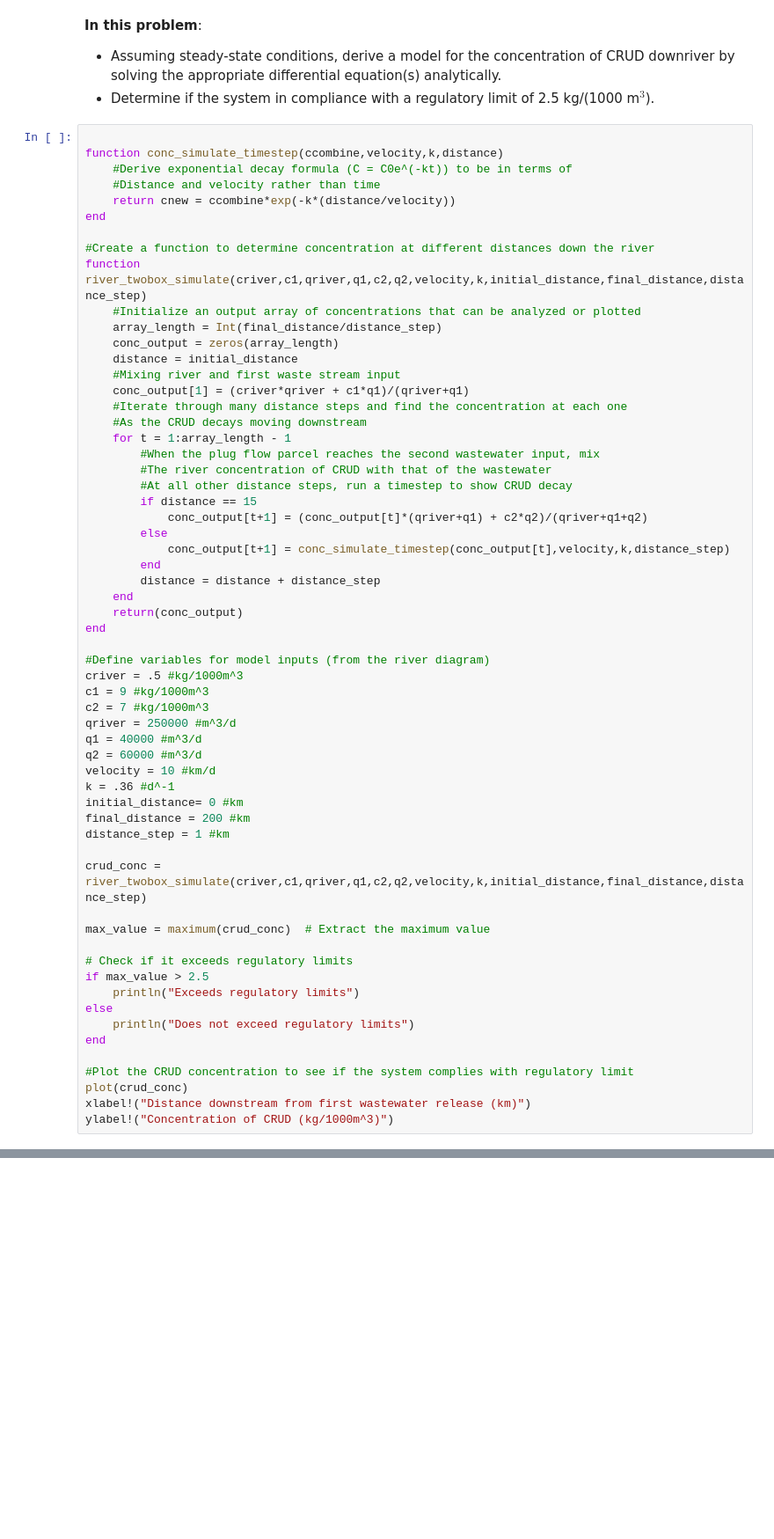
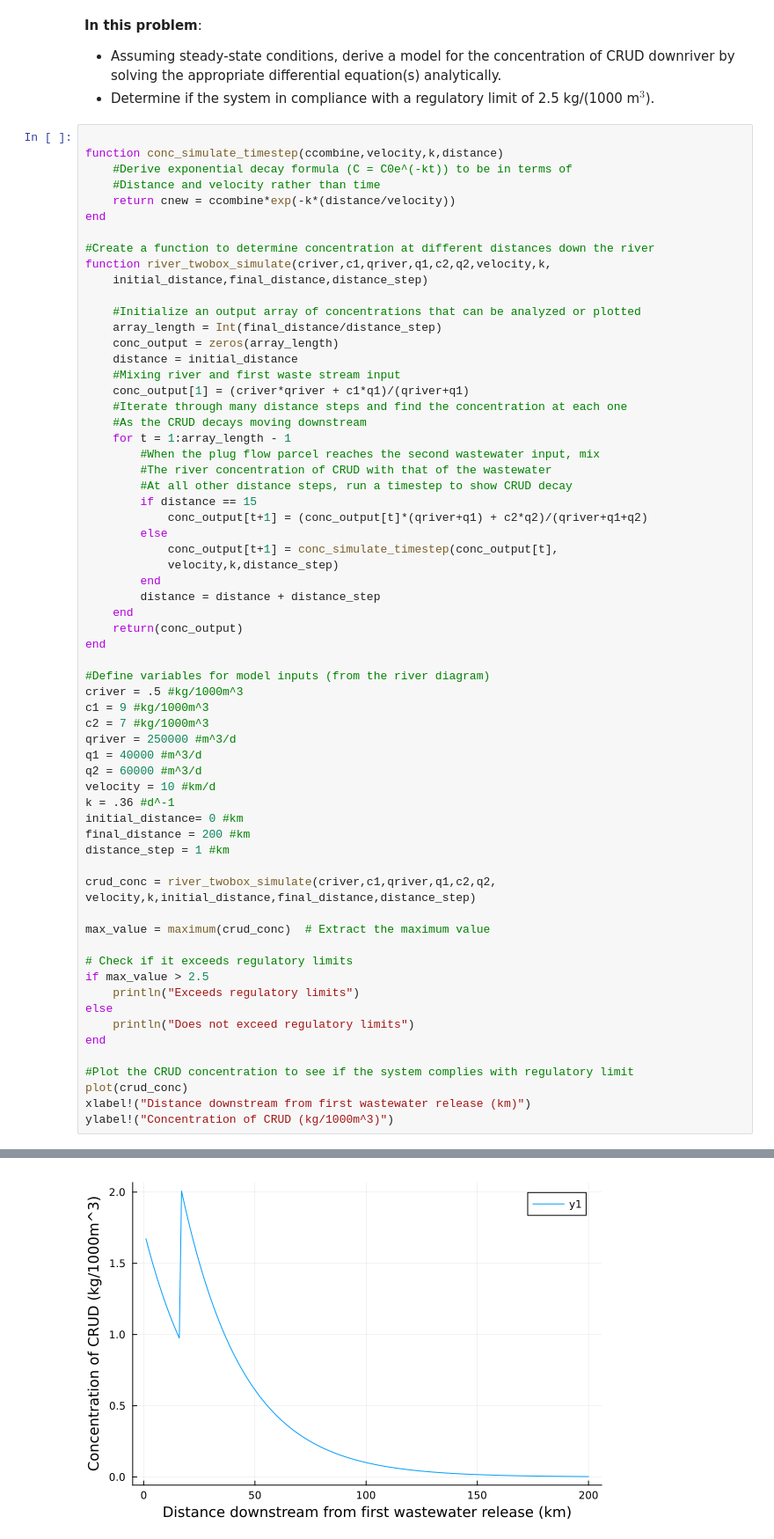
Before and after one commit to BEE4750-FA24/hw2-cw566, a Jupyter notebook: hw02.ipynb, the cells around one changed output, grey strips where cells are left out. Shown at 88% size. Cells and saved outputs as stored; diff of their text form; blank space fills up the shorter version.

```diff
--- a/hw02.ipynb
+++ b/hw02.ipynb
@@ -92,7 +92,9 @@ function conc_simulate_timestep(ccombine,velocity,k,distance)
 end
 
 #Create a function to determine concentration at different distances down the river
-function river_twobox_simulate(criver,c1,qriver,q1,c2,q2,velocity,k,initial_distance,final_distance,distance_step)
+function river_twobox_simulate(criver,c1,qriver,q1,c2,q2,velocity,k,
+    initial_distance,final_distance,distance_step)
+
     #Initialize an output array of concentrations that can be analyzed or plotted
     array_length = Int(final_distance/distance_step)
     conc_output = zeros(array_length)
@@ -108,7 +110,8 @@ function river_twobox_simulate(criver,c1,qriver,q1,c2,q2,velocity,k,initial_dist
         if distance == 15
             conc_output[t+1] = (conc_output[t]*(qriver+q1) + c2*q2)/(qriver+q1+q2)
         else
-            conc_output[t+1] = conc_simulate_timestep(conc_output[t],velocity,k,distance_step)
+            conc_output[t+1] = conc_simulate_timestep(conc_output[t],
+            velocity,k,distance_step)
         end
         distance = distance + distance_step
     end
@@ -128,7 +131,8 @@ initial_distance= 0 #km
 final_distance = 200 #km
 distance_step = 1 #km
 
-crud_conc = river_twobox_simulate(criver,c1,qriver,q1,c2,q2,velocity,k,initial_distance,final_distance,distance_step)
+crud_conc = river_twobox_simulate(criver,c1,qriver,q1,c2,q2,
+velocity,k,initial_distance,final_distance,distance_step)
 
 max_value = maximum(crud_conc)  # Extract the maximum value
 
@@ -149,3 +152,4 @@ UndefVarError: UndefVarError: `plot` not defined
+[figure, added]
 # %% [markdown]
 Yes, the system is actually in compliance with regulatory limits of 2.5kg/1000m^3 at every point in the river. We plotted the concentrations at each defined distance step and from the plot it is clear that the concentration of CRUD is below 2.5kg/1000m^3 at all points, even when the river mixes with waste streams.
 
```
Also changed, not shown: parts of 4 cells of this notebook.
